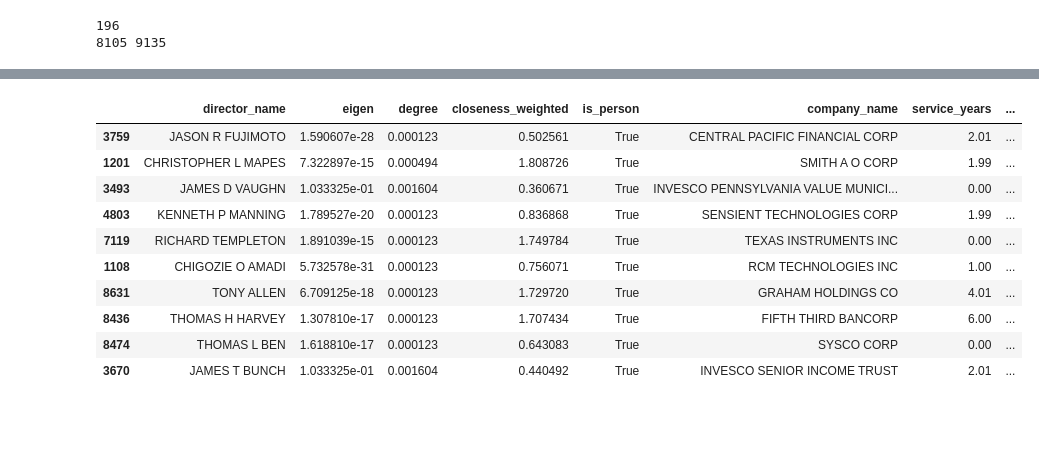
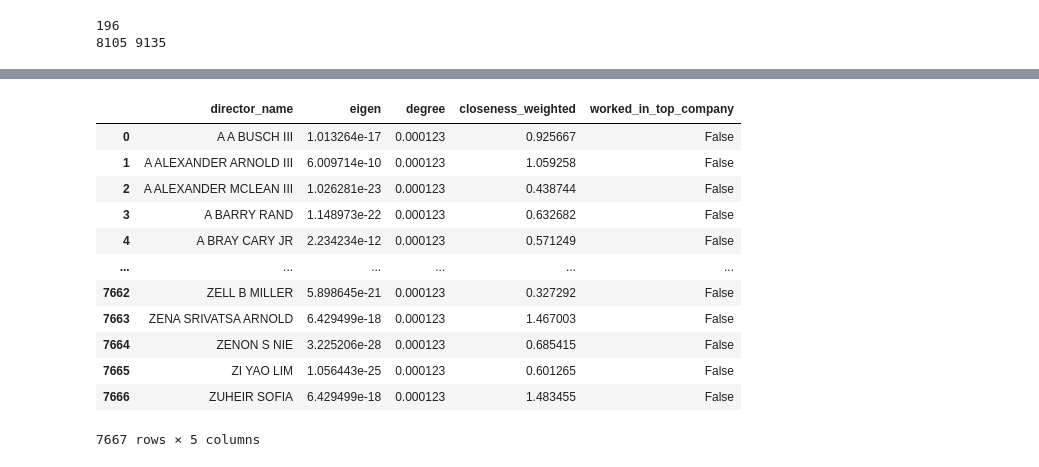
Before and after one commit to MQ-COMP2200-COMP6200/assignment-3-Mahdi3M, a Jupyter notebook: directors-network.ipynb, the cells around one changed output, grey strips where cells are left out. Saved outputs shown, nothing was run; the diff lists cells and outputs as text; code cells hidden in the pictures; blank space fills up the shorter version.

Commit message:
Task 5a left

```diff
--- a/directors-network.ipynb
+++ b/directors-network.ipynb
@@ -171,7 +206,3 @@ print(company_director.size)
 | 3 | A BARRY RAND | CAMPBELL S CO | 1.02 |
 | 4 | A BART HOLADAY | MDU RESOURCES GROUP INC | 7.04 |
 39576
-# %%
-top_company_set = set(top_companies_raw['company_name'])
-company_director['is_top_company'] = company_director['company_name'].isin(top_company_set)
-company_director
@@ -236,0 +260,5 @@ director_details
+# %%
+# Adds a new variable to check if the director worked in top-tier (Fortune-1000 2024) companies.
+top_company_names = set(top_companies_raw['company_name'])
+company_director['worked_in_top_company'] = company_director['company_name'].isin(top_company_names)
+company_director
@@ -318,4 +380,7 @@ centrality
 # %%
-centrality[centrality.is_person].reset_index().columns
+# Resets the index of centrality and seperates column director_name
+print(centrality[centrality.is_person].reset_index().columns)
+centrality = centrality[centrality.is_person].reset_index().rename(columns={'index': 'director_name'})
+display(centrality)
 # %% [output]
 Index(['index', 'eigen', 'degree', 'closeness_weighted', 'is_person'], dtype='object')
@@ -322,15 +400,24 @@ Index(['index', 'eigen', 'degree', 'closeness_weighted', 'is_person'], dtype='ob
 # %%
-people_df = pandas.merge(centrality[centrality.is_person].reset_index().rename(columns={'index': 'director_name'}), company_director, on="director_name", how="left")
-people_df.sample(10)
+# Adds anohter variable to check if the director worked in top-tier companies.
+people_df = pandas.merge(
+    centrality,
+    company_directors_details.groupby('director_name').worked_in_top_company.any().reset_index(),
+    on="director_name",
+    how="left"
+)
+people_df.drop('is_person', axis=1, inplace=True)
+people_df
 # %% [output]
-|  | director_name | eigen | degree | closeness_weighted | is_person | company_name | service_years | ... |
-| 3759 | JASON R FUJIMOTO | 1.590607e-28 | 0.000123 | 0.502561 | True | CENTRAL PACIFIC FINANCIAL CORP | 2.01 | ... |
-| 1201 | CHRISTOPHER L MAPES | 7.322897e-15 | 0.000494 | 1.808726 | True | SMITH A O CORP | 1.99 | ... |
-| 3493 | JAMES D VAUGHN | 1.033325e-01 | 0.001604 | 0.360671 | True | INVESCO PENNSYLVANIA VALUE MUNICI... | 0.00 | ... |
-| 4803 | KENNETH P MANNING | 1.789527e-20 | 0.000123 | 0.836868 | True | SENSIENT TECHNOLOGIES CORP | 1.99 | ... |
-| 7119 | RICHARD TEMPLETON | 1.891039e-15 | 0.000123 | 1.749784 | True | TEXAS INSTRUMENTS INC | 0.00 | ... |
-| 1108 | CHIGOZIE O AMADI | 5.732578e-31 | 0.000123 | 0.756071 | True | RCM TECHNOLOGIES INC | 1.00 | ... |
-| 8631 | TONY ALLEN | 6.709125e-18 | 0.000123 | 1.729720 | True | GRAHAM HOLDINGS CO | 4.01 | ... |
-| 8436 | THOMAS H HARVEY | 1.307810e-17 | 0.000123 | 1.707434 | True | FIFTH THIRD BANCORP | 6.00 | ... |
-| 8474 | THOMAS L BEN | 1.618810e-17 | 0.000123 | 0.643083 | True | SYSCO CORP | 0.00 | ... |
-| 3670 | JAMES T BUNCH | 1.033325e-01 | 0.001604 | 0.440492 | True | INVESCO SENIOR INCOME TRUST | 2.01 | ... |
+|  | director_name | eigen | degree | closeness_weighted | worked_in_top_company |
+| 0 | A A BUSCH III | 1.013264e-17 | 0.000123 | 0.925667 | False |
+| 1 | A ALEXANDER ARNOLD III | 6.009714e-10 | 0.000123 | 1.059258 | False |
+| 2 | A ALEXANDER MCLEAN III | 1.026281e-23 | 0.000123 | 0.438744 | False |
+| 3 | A BARRY RAND | 1.148973e-22 | 0.000123 | 0.632682 | False |
+| 4 | A BRAY CARY JR | 2.234234e-12 | 0.000123 | 0.571249 | False |
+| ... | ... | ... | ... | ... | ... |
+| 7662 | ZELL B MILLER | 5.898645e-21 | 0.000123 | 0.327292 | False |
+| 7663 | ZENA SRIVATSA ARNOLD | 6.429499e-18 | 0.000123 | 1.467003 | False |
+| 7664 | ZENON S NIE | 3.225206e-28 | 0.000123 | 0.685415 | False |
+| 7665 | ZI YAO LIM | 1.056443e-25 | 0.000123 | 0.601265 | False |
+| 7666 | ZUHEIR SOFIA | 6.429499e-18 | 0.000123 | 1.483455 | False |
+7667 rows × 5 columns
```
Also changed, not shown: parts of 39 cells of this notebook.
